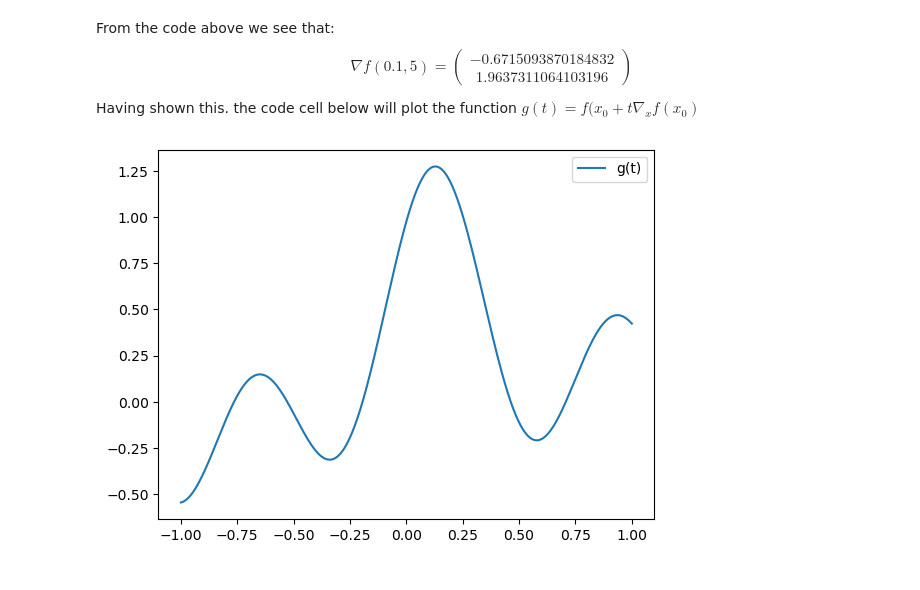
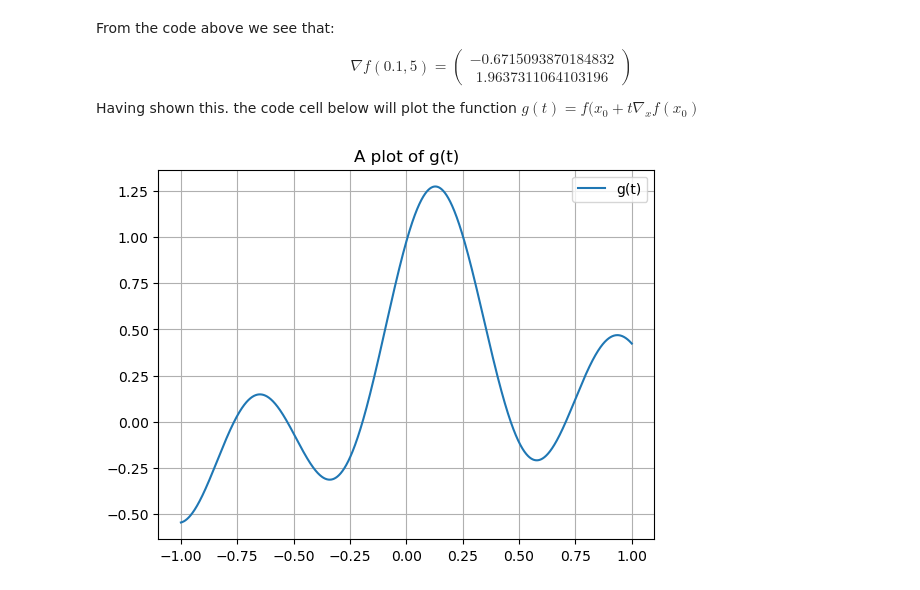
Before and after one commit to Blaise143/Applied-Optimization, a Jupyter notebook: exercise_2.ipynb, the cells around one changed output. Cells and saved outputs as stored; diff of their text form; code cells hidden in the pictures.

```diff
--- a/exercise_2.ipynb
+++ b/exercise_2.ipynb
@@ -202,22 +205,24 @@ Having shown this. the code cell below will plot the function $g(t)=f(x_0+t \nab
 # %%
 x_dash_1 = gradient_vector[0]
 x_dash_2 = gradient_vector[1]
 
 
 t = np.linspace(-1, 1, 100000)
 f_t = f(t, t)
 def g(t_):
     new_t = t_[:, np.newaxis]*gradient_vector + np.array([0.1, 5])
     g_t = f(new_t[:,0], new_t[:,1])
     return g_t
 
 plt.plot(t, g(t), label = "g(t)")
 # plt.plot(t, f(t, t), label = "f(t, t)")
 # plt.scatter(x_dash_1, x_dash_2, marker="*", color = "black")
+plt.title("A plot of g(t)")
 plt.legend()
+plt.grid()
 plt.show()
 # %% [output]
-[figure, old version]
+[figure, new version]
 # %% [markdown]
 ***
 ### PROBLEM 4
```
Also changed, not shown: parts of 6 cells of this notebook, 1 other file.
